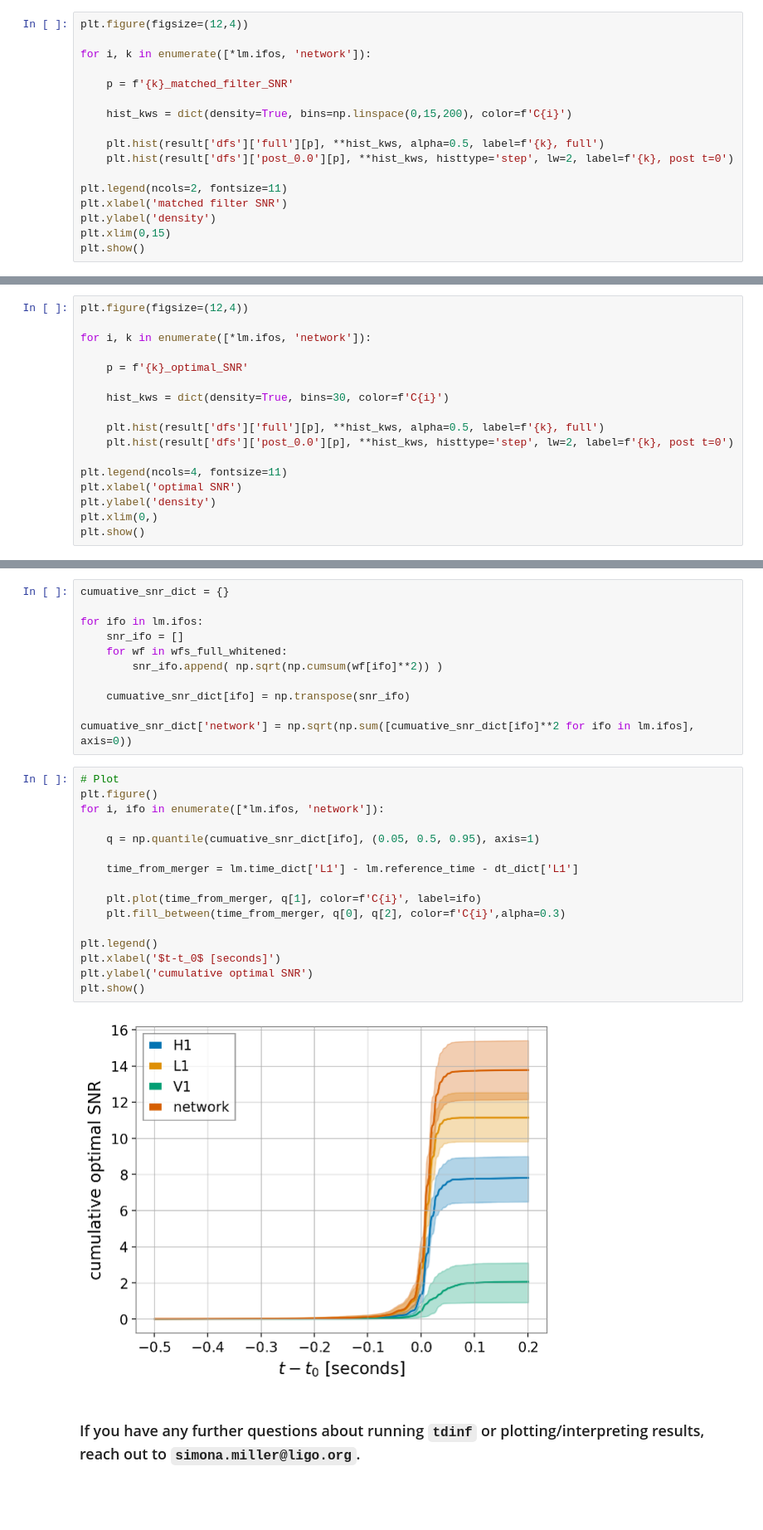
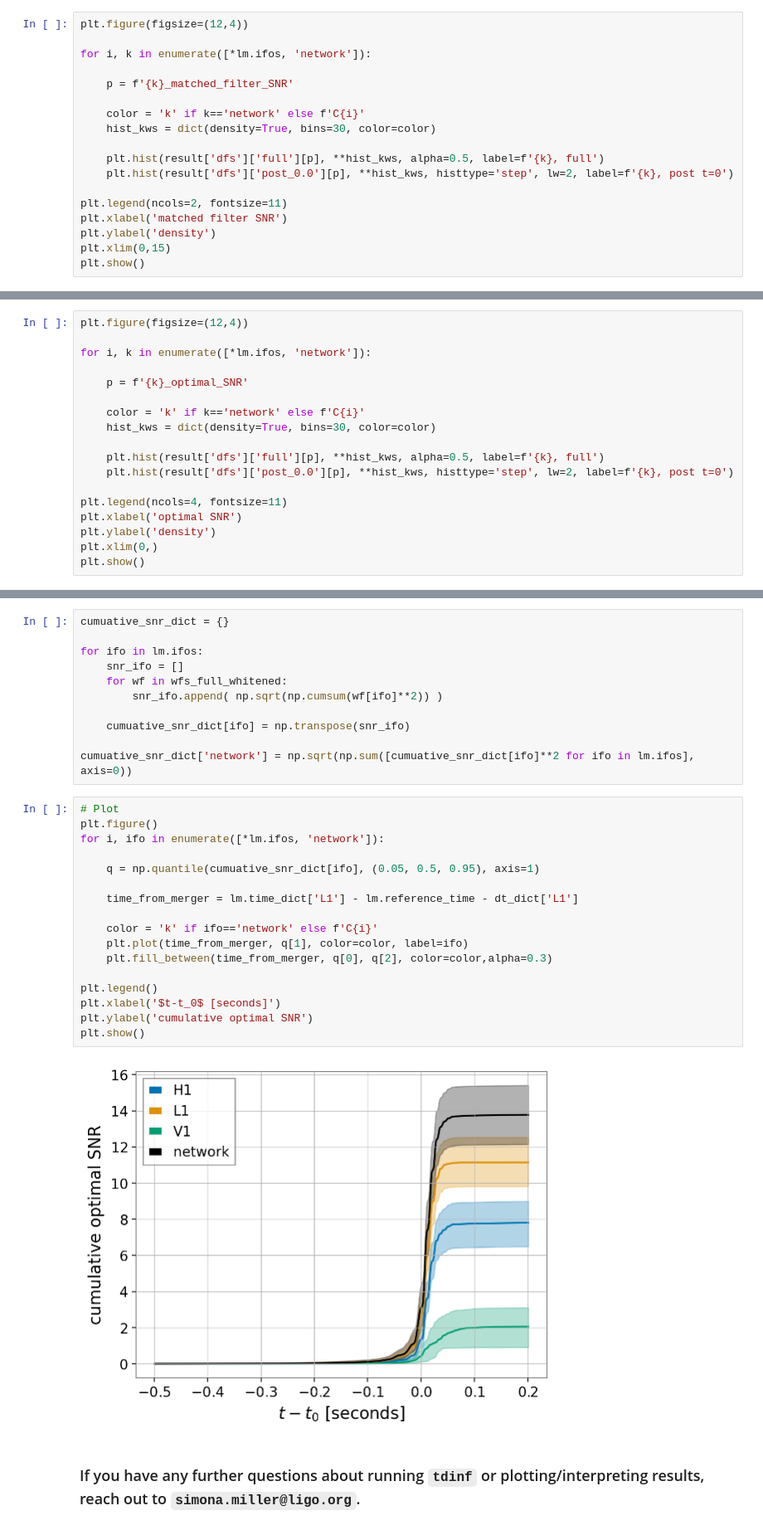
Before and after one commit to simonajmiller/tdinf, a Jupyter notebook: examples/GW190521/GW190521_plot_results.ipynb, the cells around one changed output, grey strips where cells are left out. Shown at 83% size. Drawn from its saved outputs; the diff is of its cells as text; blank space fills up the shorter version.

```diff
--- a/examples/GW190521/GW190521_plot_results.ipynb
+++ b/examples/GW190521/GW190521_plot_results.ipynb
@@ -214,7 +214,8 @@ for i, k in enumerate([*lm.ifos, 'network']):
 
     p = f'{k}_matched_filter_SNR'
 
-    hist_kws = dict(density=True, bins=np.linspace(0,15,200), color=f'C{i}')
+    color = 'k' if k=='network' else f'C{i}'
+    hist_kws = dict(density=True, bins=30, color=color)
 
     plt.hist(result['dfs']['full'][p], **hist_kws, alpha=0.5, label=f'{k}, full')
     plt.hist(result['dfs']['post_0.0'][p], **hist_kws, histtype='step', lw=2, label=f'{k}, post t=0')
@@ -233,7 +234,8 @@ for i, k in enumerate([*lm.ifos, 'network']):
 
     p = f'{k}_optimal_SNR'
 
-    hist_kws = dict(density=True, bins=30, color=f'C{i}')
+    color = 'k' if k=='network' else f'C{i}'
+    hist_kws = dict(density=True, bins=30, color=color)
 
     plt.hist(result['dfs']['full'][p], **hist_kws, alpha=0.5, label=f'{k}, full')
     plt.hist(result['dfs']['post_0.0'][p], **hist_kws, histtype='step', lw=2, label=f'{k}, post t=0')
@@ -261,20 +263,21 @@ cumuative_snr_dict['network'] = np.sqrt(np.sum([cumuative_snr_dict[ifo]**2 for i
 # %%
 # Plot
 plt.figure()
 for i, ifo in enumerate([*lm.ifos, 'network']):
 
     q = np.quantile(cumuative_snr_dict[ifo], (0.05, 0.5, 0.95), axis=1)
 
     time_from_merger = lm.time_dict['L1'] - lm.reference_time - dt_dict['L1']
 
-    plt.plot(time_from_merger, q[1], color=f'C{i}', label=ifo)
-    plt.fill_between(time_from_merger, q[0], q[2], color=f'C{i}',alpha=0.3)
+    color = 'k' if ifo=='network' else f'C{i}'
+    plt.plot(time_from_merger, q[1], color=color, label=ifo)
+    plt.fill_between(time_from_merger, q[0], q[2], color=color,alpha=0.3)
 
 plt.legend()
 plt.xlabel('$t-t_0$ [seconds]')
 plt.ylabel('cumulative optimal SNR')
 plt.show()
 # %% [output]
-[figure, old version]
+[figure, new version]
 # %% [markdown]
 ### If you have any further questions about running `tdinf` or plotting/interpreting results, reach out to `simona.miller@ligo.org`.
```
Also changed, not shown: parts of 2 cells of this notebook, 2 other files.
